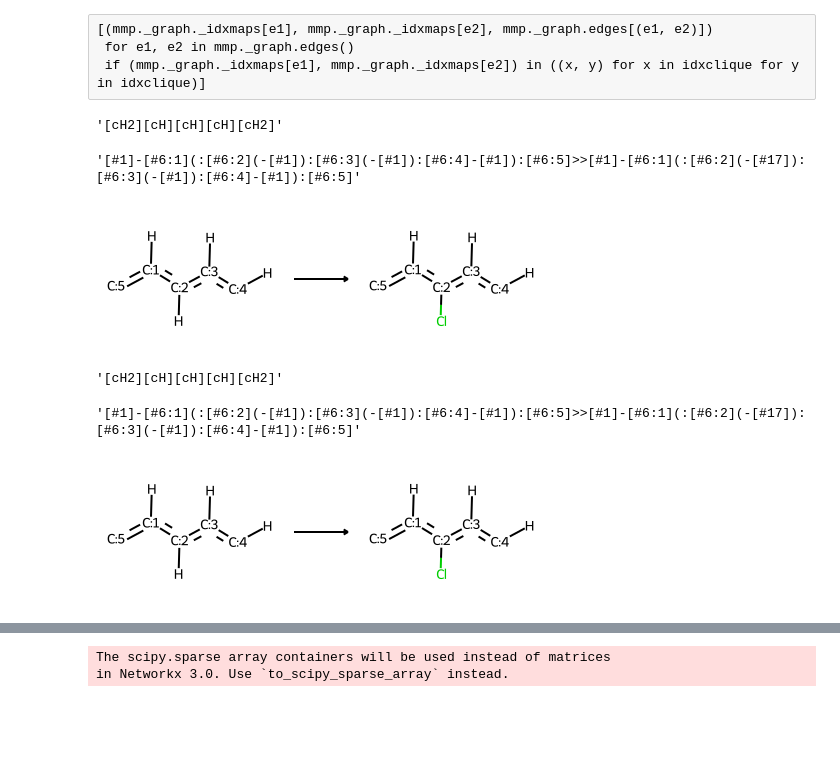
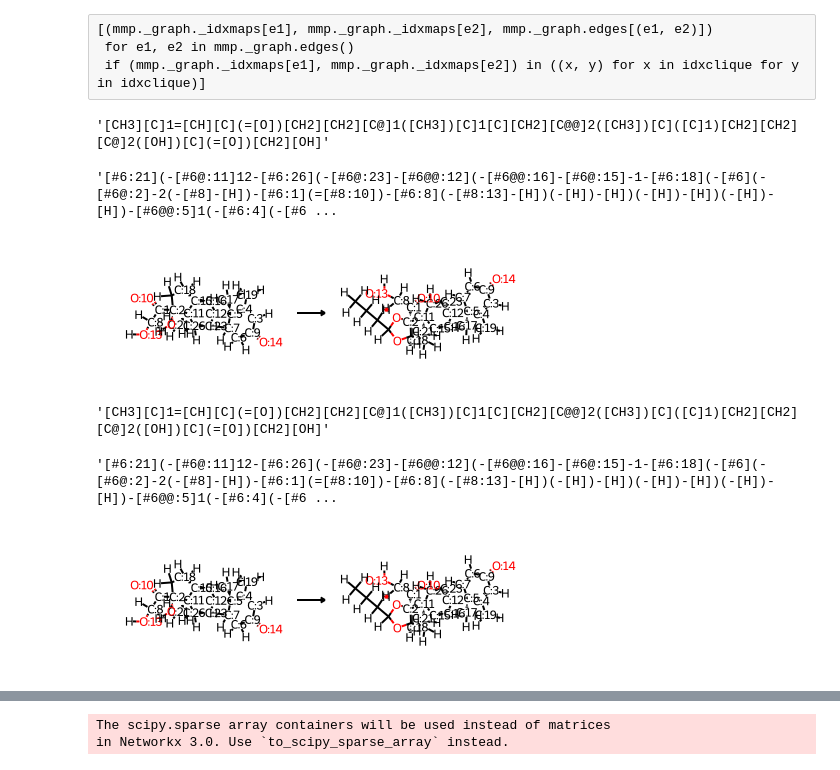
Before and after one commit to warner121/wizepair2, a Jupyter notebook: notebooks/dev-nx.ipynb, the cells around one changed output, grey strips where cells are left out. Cells and saved outputs as stored; diff of their text form; code cells hidden in the pictures; blank space fills up the shorter version.

```diff
--- a/notebooks/dev-nx.ipynb
+++ b/notebooks/dev-nx.ipynb
@@ -535,7 +535,7 @@ class MMP():
                 smarts1 = re.sub('(?<=[0-9]):{}]'.format(mapidx), '+0:{}]'.format(mapidx), smarts1)
                 smarts2 = re.sub('(?<=[0-9]):{}]'.format(mapidx), '+0:{}]'.format(mapidx), smarts2)
             smirks = '{}>>{}'.format(smarts1, smarts2)
-            smirks = canonicalize(smirks)
+            #smirks = canonicalize(smirks)
             response['smirks'] = smirks
 
             # verify 1:1 reaction
@@ -578,13 +578,13 @@ class MMP():
 #mmp = MMP('CC(C)c1cc(C(O)CN)ccc1O', 'CCc1ccc(C(O)CN)cc1O', strictness=8, correspondence=1)
 #mmp = MMP('CNC[C@@H](SC)c1ccc(O)c(O)c1', 'CC[C@H](NC(C)C)[C@H](O)c1ccc(O)c(O)c1', strictness=5, correspondence=1)
 # %%
-#mmp = MMP('C[C@]12C[C@H](O)[C@H]3[C@@H](CCC4=CC(=O)CC[C@@]43C)[C@@H]1CC[C@]2(O)C(=O)CO', 'CCCC1O[C@@H]2C[C@H]3[C@@H]4CCC5=CC(=O)C=C[C@]5(C)[C@H]4[C@@H](O)C[C@]3(C)[C@]2(C(=O)CO)O1', strictness=5,correspondence=1)
+mmp = MMP('C[C@]12C[C@H](O)[C@H]3[C@@H](CCC4=CC(=O)CC[C@@]43C)[C@@H]1CC[C@]2(O)C(=O)CO', 'CCCC1O[C@@H]2C[C@H]3[C@@H]4CCC5=CC(=O)C=C[C@]5(C)[C@H]4[C@@H](O)C[C@]3(C)[C@]2(C(=O)CO)O1', strictness=5,correspondence=1)
 #mmp = MMP('C[C@]12C[C@H](O)[C@H]3[C@@H](CCC4=CC(=O)CC[C@@]43C)[C@@H]1CC[C@]2(O)C(=O)CO', 'CC12CCC(=O)C=C1CCC1C2C(O)CC2(C)C1CCC2(O)C(=O)CO', strictness=5,correspondence=1)
 #mmp = MMP('C[C@]12C[C@H](O)[C@H]3[C@@H](CCC4=CC(=O)C=C[C@@]43C)[C@@H]1CC[C@]2(O)C(=O)O', 'CCCC1OC2CC3C4CCC5=CC(=O)C=CC5(C)C4C(O)CC3(C)C2(C(=O)O)O1', strictness=5,correspondence=1)
 #mmp = MMP('C[C@]12C[C@H](O)[C@H]3[C@@H](CCC4=CC(=O)C=C[C@@]43C)[C@@H]1CC[C@]2(O)C(=O)CO', 'CCCC1O[C@@H]2C[C@H]3[C@@H]4CCC5=CC(=O)C=C[C@]5(C)[C@H]4[C@@H](O)C[C@]3(C)[C@]2(C(=O)CO)O1', strictness=5,correspondence=1)
 #mmp = MMP('COc1ccc(F)cc1C(C)(C)CC(O)(Cn1cnc2ccccc21)C(F)(F)F', 'C[C@]12C[C@H](O)[C@H]3[C@@H](CCC4=CC(=O)C=C[C@@]43C)[C@@H]1CC[C@]2(O)C(=O)CO', strictness=5, correspondence=1)
 # %%
-mmp = MMP('CC(=O)CCc1ccc2ccccc2c1', 'CC(=O)CCc1ccc2cc(Cl)ccc2c1', strictness=5, correspondence=1)
+#mmp = MMP('CC(=O)CCc1ccc2ccccc2c1', 'CC(=O)CCc1ccc2cc(Cl)ccc2c1', strictness=5, correspondence=1)
 #mmp = MMP('S=c1[nH]ccn1Cc1ccccc1Cl', 'S=c1[nH]ccn1Cc1cc(Cl)ccc1Cl', strictness=5, correspondence=1)
 #mmp = MMP('NC1=N[C@@H](CCc2ccccc2)CO1', 'NC1=N[C@@H](CCc2cccc(Cl)c2)CO1', strictness=5, correspondence=1)
 # %%
@@ -642,31 +642,31 @@ mmp._mol2
  for e1, e2 in mmp._graph.edges()
  if (mmp._graph._idxmaps[e1], mmp._graph._idxmaps[e2]) in ((x, y) for x in idxclique for y in idxclique)]
 # %%
-response[2]['fragment1']
+response[1]['fragment1']
 # %% [output]
-'[cH2][cH][cH][cH][cH2]'
+'[CH3][C]1=[CH][C](=[O])[CH2][CH2][C@]1([CH3])[C]1[C][CH2][C@@]2([CH3])[C]([C]1)[CH2][CH2][C@]2([OH])[C](=[O])[CH2][OH]'
 # %%
-response[2]['smirks']
+response[1]['smirks']
 # %% [output]
-'[#1]-[#6:1](:[#6:2](-[#1]):[#6:3](-[#1]):[#6:4]-[#1]):[#6:5]>>[#1]-[#6:1](:[#6:2](-[#17]):[#6:3](-[#1]):[#6:4]-[#1]):[#6:5]'
+'[#6:21](-[#6@:11]12-[#6:26](-[#6@:23]-[#6@@:12](-[#6@@:16]-[#6@:15]-1-[#6:18](-[#6](-[#6@:2]-2(-[#8]-[H])-[#6:1](=[#8:10])-[#6:8](-[#8:13]-[H])(-[H])-[H])(-[H])-[H])(-[H])-[H])-[#6@@:5]1(-[#6:4](-[#6 ...
 # %%
-rxn = Chem.rdChemReactions.ReactionFromSmarts(response[2]['smirks'])
+rxn = Chem.rdChemReactions.ReactionFromSmarts(response[1]['smirks'])
 rxn
 # %% [output]
-[figure, old version]
+[figure, new version]
 # %%
-response[2]['fragment1']
+response[1]['fragment1']
 # %% [output]
-'[cH2][cH][cH][cH][cH2]'
+'[CH3][C]1=[CH][C](=[O])[CH2][CH2][C@]1([CH3])[C]1[C][CH2][C@@]2([CH3])[C]([C]1)[CH2][CH2][C@]2([OH])[C](=[O])[CH2][OH]'
 # %%
-response[2]['smirks']
+response[1]['smirks']
 # %% [output]
-'[#1]-[#6:1](:[#6:2](-[#1]):[#6:3](-[#1]):[#6:4]-[#1]):[#6:5]>>[#1]-[#6:1](:[#6:2](-[#17]):[#6:3](-[#1]):[#6:4]-[#1]):[#6:5]'
+'[#6:21](-[#6@:11]12-[#6:26](-[#6@:23]-[#6@@:12](-[#6@@:16]-[#6@:15]-1-[#6:18](-[#6](-[#6@:2]-2(-[#8]-[H])-[#6:1](=[#8:10])-[#6:8](-[#8:13]-[H])(-[H])-[H])(-[H])-[H])(-[H])-[H])-[#6@@:5]1(-[#6:4](-[#6 ...
 # %%
-rxn = Chem.rdChemReactions.ReactionFromSmarts(response[2]['smirks'])
+rxn = Chem.rdChemReactions.ReactionFromSmarts(response[1]['smirks'])
 rxn
 # %% [output]
-[figure, old version]
+[figure, new version]
 # %%
 reactant = Chem.AddHs(Chem.MolFromSmiles(mmp._smiles1))
 products = rxn.RunReactants((reactant,))
```
Also changed, not shown: parts of 5 cells of this notebook, 2 other files.
